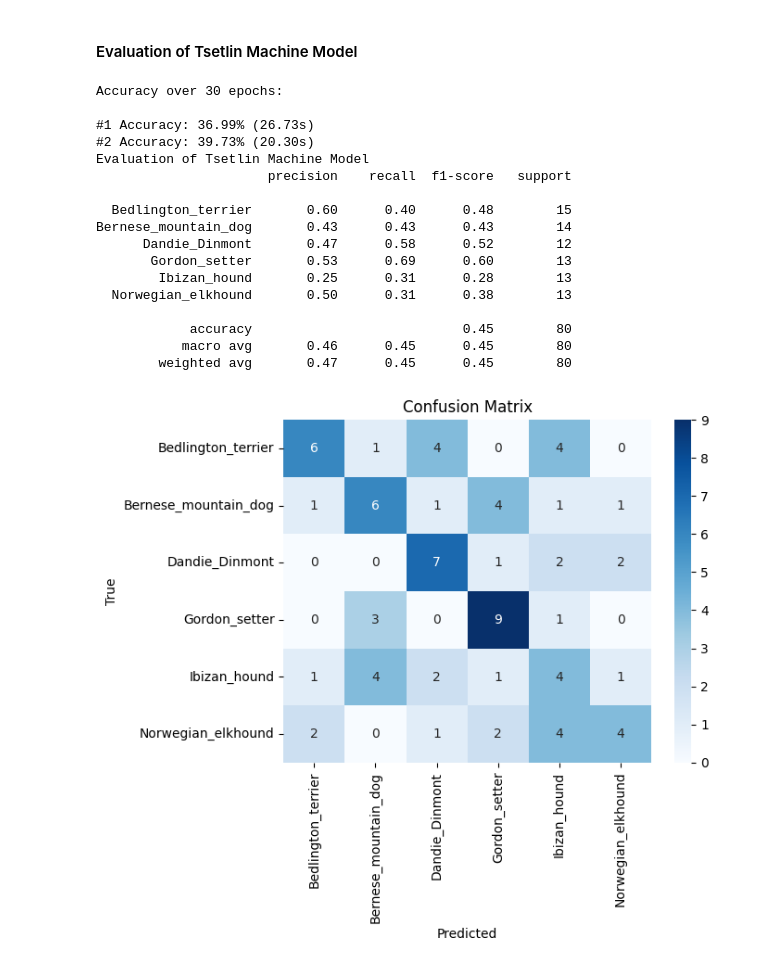
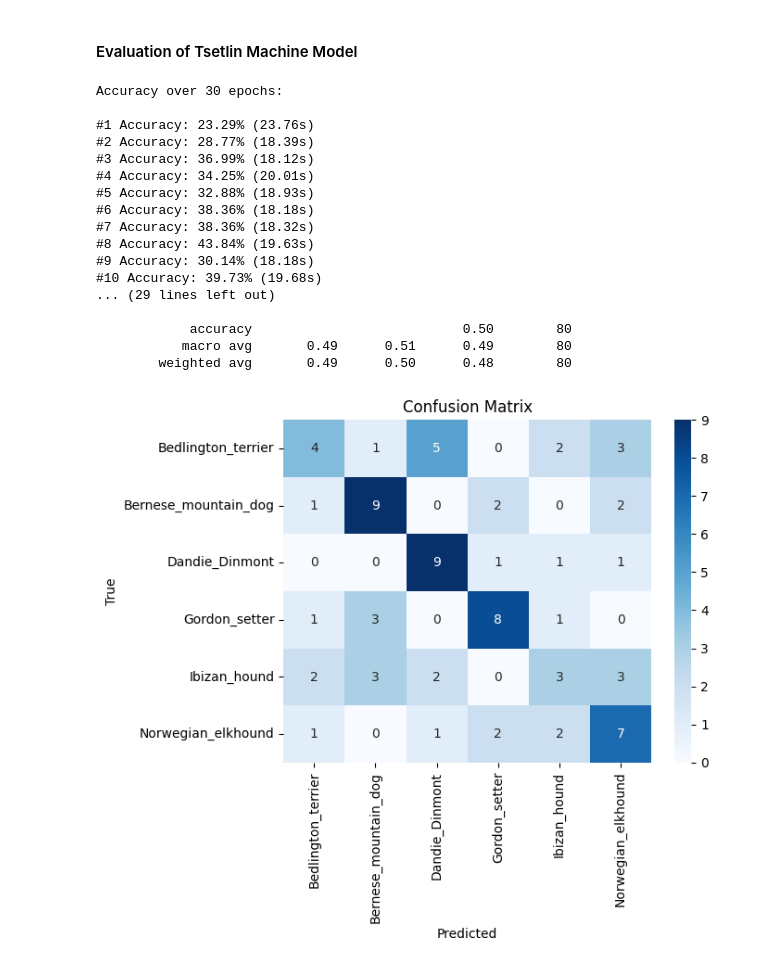
Before and after one commit to Mur7aza/Exercise, a Jupyter notebook: Comparison btw CNN Models andTsetlin Machine.ipynb, the cells around one changed output. Drawn from its saved outputs; the diff is of its cells as text; code cells hidden in the pictures.

```diff
--- a/Comparison btw CNN Models andTsetlin Machine.ipynb
+++ b/Comparison btw CNN Models andTsetlin Machine.ipynb
@@ -418,48 +418,48 @@ X_test_bin = X_test_bin.reshape((X_test_bin.shape[0], 28, 28, 1))
 #### Evaluation of Tsetlin Machine Model
 # %%
 # Initialize the MultiClassConvolutionalTsetlinMachine2D model
-# tm = MultiClassConvolutionalTsetlinMachine2D(5000, 30*100, 5.0, (5, 5), weighted_clauses=True)
+tm = MultiClassConvolutionalTsetlinMachine2D(5000, 30*100, 5.0, (5, 5), weighted_clauses=True)
 
 print("\nAccuracy over 30 epochs:\n")
-for i in range(2):
+for i in range(30):
     start = time()
     tm.fit(X_train_bin, y_train_bin, epochs=1, incremental=True)
     stop = time()
 
     accuracy = 100*(tm.predict(X_val_bin) == y_val_bin).mean()
     print("#%d Accuracy: %.2f%% (%.2fs)" % (i+1, accuracy, stop-start))
 
 
 # # Predict on the test set
 y_pred_bin = tm.predict(X_test_bin)
 
 # # Print evaluation report
 print("Evaluation of Tsetlin Machine Model")
 print(classification_report(y_test_bin, y_pred_bin, target_names=class_names))
 
 # Print and plot confusion matrix
 cm_bin = confusion_matrix(y_test_bin, y_pred_bin)
 sns.heatmap(cm_bin, annot=True, fmt='d', cmap='Blues', xticklabels=class_names, yticklabels=class_names)
 plt.xlabel('Predicted')
 plt.ylabel('True')
 plt.title('Confusion Matrix')
 plt.show()
 # %% [output]
 Accuracy over 30 epochs:
 
-#1 Accuracy: 36.99% (26.73s)
-#2 Accuracy: 39.73% (20.30s)
-Evaluation of Tsetlin Machine Model
-                      precision    recall  f1-score   support
+#1 Accuracy: 23.29% (23.76s)
+#2 Accuracy: 28.77% (18.39s)
+#3 Accuracy: 36.99% (18.12s)
+#4 Accuracy: 34.25% (20.01s)
+#5 Accuracy: 32.88% (18.93s)
+#6 Accuracy: 38.36% (18.18s)
+#7 Accuracy: 38.36% (18.32s)
+#8 Accuracy: 43.84% (19.63s)
+#9 Accuracy: 30.14% (18.18s)
+#10 Accuracy: 39.73% (19.68s)
+... (29 lines left out)
 
-  Bedlington_terrier       0.60      0.40      0.48        15
-Bernese_mountain_dog       0.43      0.43      0.43        14
-      Dandie_Dinmont       0.47      0.58      0.52        12
-       Gordon_setter       0.53      0.69      0.60        13
-        Ibizan_hound       0.25      0.31      0.28        13
-  Norwegian_elkhound       0.50      0.31      0.38        13
-
-            accuracy                           0.45        80
-           macro avg       0.46      0.45      0.45        80
-        weighted avg       0.47      0.45      0.45        80
+            accuracy                           0.50        80
+           macro avg       0.49      0.51      0.49        80
+        weighted avg       0.49      0.50      0.48        80
-[figure, old version]
+[figure, new version]
```
Also changed, not shown: parts of 3 cells of this notebook.
